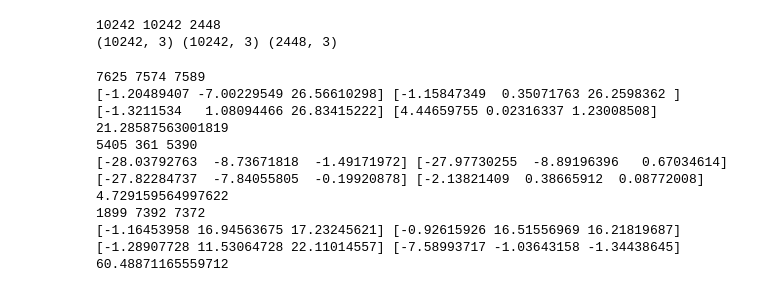
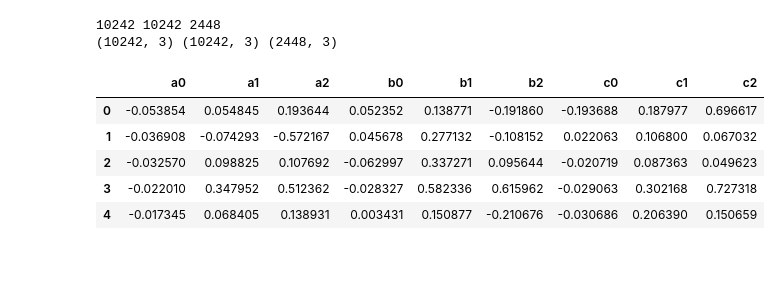
Before and after one commit to rishabh-ranjan1/WIP, a Jupyter notebook: BrainFlattening.ipynb, the cells around one changed output. Saved outputs shown, nothing was run; the diff lists cells and outputs as text; code cells hidden in the pictures; blank space fills up the shorter version.

```diff
--- a/BrainFlattening.ipynb
+++ b/BrainFlattening.ipynb
@@ -23,25 +201,39 @@ growthVector = w31_27vertices - w27_31vertices
 #len(w27_31vertices.index)
 #w27_31vertices.head(), w31_27vertices.head(), growthVector.head()
 # %%
-outDf = pd.DataFrame(columns=('a1', 'a2', 'a3', 'b1', 'b2', 'b3', 'c1', 'c2', 'c3'))
+a0 = []; a1 = []; a2 = [];
+b0 = []; b1 = []; b2 = [];
+c0 = []; c1 = []; c2 = [];
 for index, edges in w27_31triangles.iterrows():
-    if (index>2):
-        break
+    #if (index>2):
+    #    break
     vertex0 = w27_31vertices.iloc[edges[0]].to_numpy()
     vertex1 = w27_31vertices.iloc[edges[1]].to_numpy()
     vertex2 = w27_31vertices.iloc[edges[2]].to_numpy()
     normal = np.cross(vertex1-vertex0, vertex2-vertex0)
     G0 = growthVector.iloc[edges[0]].to_numpy()
     G1 = growthVector.iloc[edges[1]].to_numpy()
     G2 = growthVector.iloc[edges[2]].to_numpy()
     n2 = np.dot(normal,normal)
-    a =
-    print(edges[0],edges[1],edges[2])
-    print(vertex0,vertex1,vertex2,normal,n2)
+    a = np.cross((G1[0]-G0[0])*normal,(vertex0-vertex2)) + np.cross((G2[0]-G0[0])*normal,(vertex1-vertex0))
+    a = a/n2
+    a0.append(a[0]); a1.append(a[1]); a2.append(a[2]);
+    b = np.cross((G1[1]-G0[1])*normal,(vertex0-vertex2)) + np.cross((G2[1]-G0[1])*normal,(vertex1-vertex0))
+    b = b/n2
+    b0.append(b[0]); b1.append(b[1]); b2.append(b[2]);
+    c = np.cross((G1[2]-G0[2])*normal,(vertex0-vertex2)) + np.cross((G2[2]-G0[2])*normal,(vertex1-vertex0))
+    c = c/n2
+    c0.append(c[0]); c1.append(c[1]); c2.append(c[2]);
+    #print(edges[0],edges[1],edges[2])
+    #print(vertex0,vertex1,vertex2,normal,n2)
+    #print(a,b,c)
+outDf = pd.DataFrame({'a0': a0, 'a1': a1, 'a2': a2, 'b0': b0, 'b1': b1, 'b2': b2, 'c0': c0, 'c1': c1, 'c2': c2})
+outDf.to_excel("co-efficients.xlsx") #, startrow=1)
+outDf.head()
 # %% [output]
-7625 7574 7589
-[-1.20489407 -7.00229549 26.56610298] [-1.15847349  0.35071763 26.2598362 ] [-1.3211534   1.08094466 26.83415222] [4.44659755 0.02316337 1.23008508] 21.28587563001819
-5405 361 5390
-[-28.03792763  -8.73671818  -1.49171972] [-27.97730255  -8.89196396   0.67034614] [-27.82284737  -7.84055805  -0.19920878] [-2.13821409  0.38665912  0.08772008] 4.729159564997622
-1899 7392 7372
-[-1.16453958 16.94563675 17.23245621] [-0.92615926 16.51556969 16.21819687] [-1.28907728 11.53064728 22.11014557] [-7.58993717 -1.03643158 -1.34438645] 60.48871165559712
+|  | a0 | a1 | a2 | b0 | b1 | b2 | c0 | c1 | c2 |
+| 0 | -0.053854 | 0.054845 | 0.193644 | 0.052352 | 0.138771 | -0.191860 | -0.193688 | 0.187977 | 0.696617 |
+| 1 | -0.036908 | -0.074293 | -0.572167 | 0.045678 | 0.277132 | -0.108152 | 0.022063 | 0.106800 | 0.067032 |
+| 2 | -0.032570 | 0.098825 | 0.107692 | -0.062997 | 0.337271 | 0.095644 | -0.020719 | 0.087363 | 0.049623 |
+| 3 | -0.022010 | 0.347952 | 0.512362 | -0.028327 | 0.582336 | 0.615962 | -0.029063 | 0.302168 | 0.727318 |
+| 4 | -0.017345 | 0.068405 | 0.138931 | 0.003431 | 0.150877 | -0.210676 | -0.030686 | 0.206390 | 0.150659 |
```
Also changed, not shown: parts of 10 cells of this notebook.
